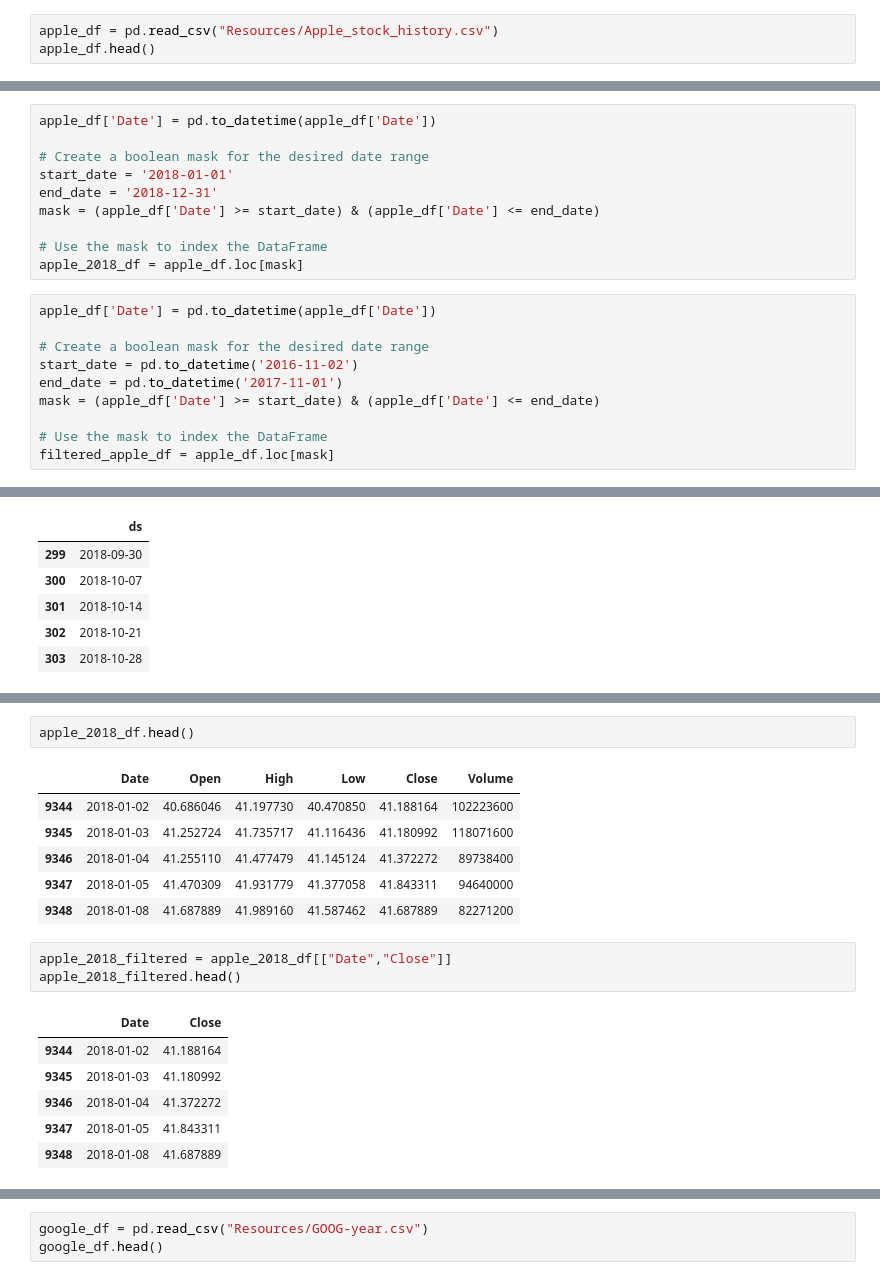
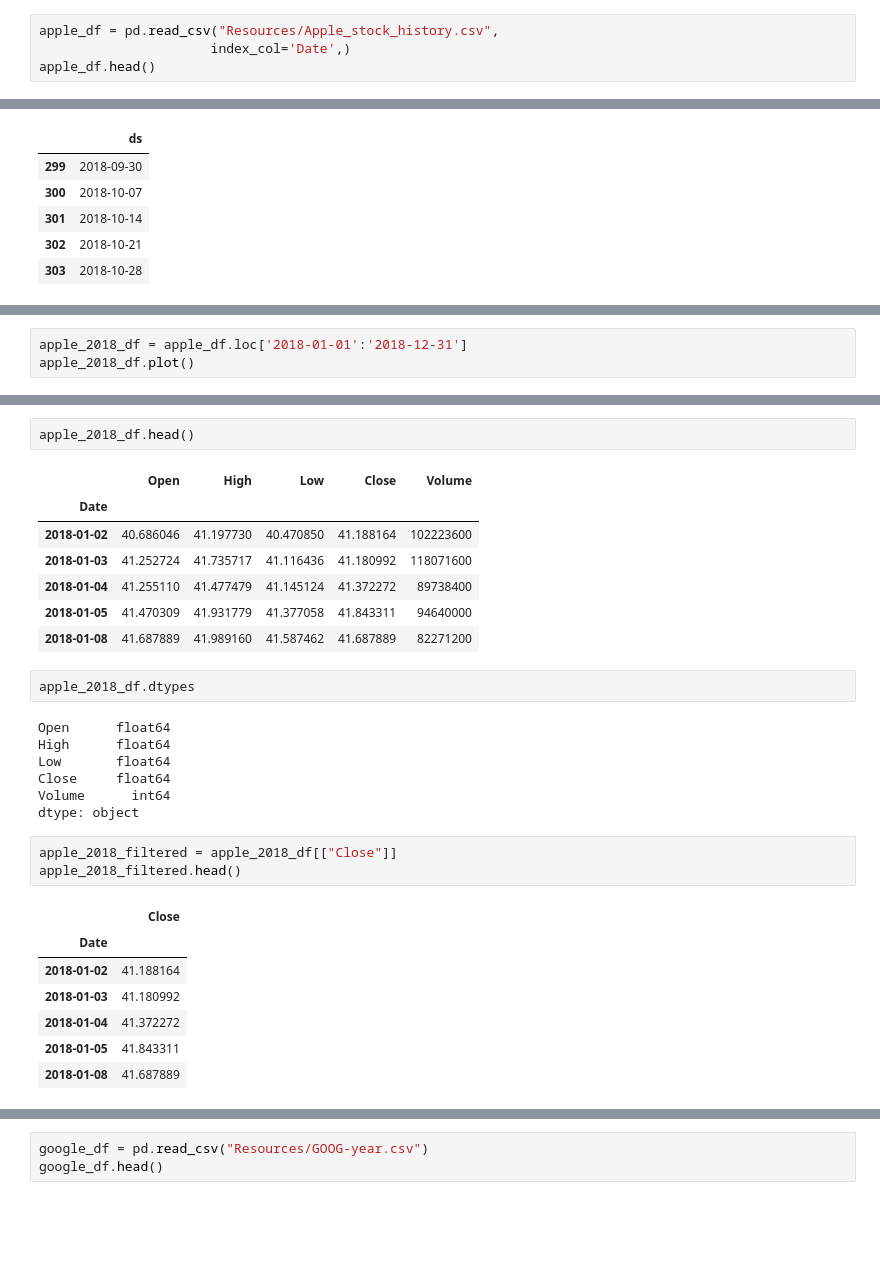
Before and after one commit to DanB369/Project1, a Jupyter notebook: stocks.ipynb, the cells around one changed output, grey strips where cells are left out. Saved outputs shown, nothing was run; the diff lists cells and outputs as text; blank space fills up the shorter version.

```diff
--- a/stocks.ipynb
+++ b/stocks.ipynb
@@ -30,4 +42,5 @@ from prophet import Prophet
 # %%
-apple_df = pd.read_csv("Resources/Apple_stock_history.csv")
+apple_df = pd.read_csv("Resources/Apple_stock_history.csv",
+                      index_col='Date',)
 apple_df.head()
 # %% [output]
@@ -71,20 +86,0 @@ apple_df.plot()
-# %%
-apple_df['Date'] = pd.to_datetime(apple_df['Date'])
-
-# Create a boolean mask for the desired date range
-start_date = '2018-01-01'
-end_date = '2018-12-31'
-mask = (apple_df['Date'] >= start_date) & (apple_df['Date'] <= end_date)
-
-# Use the mask to index the DataFrame
-apple_2018_df = apple_df.loc[mask]
-# %%
-apple_df['Date'] = pd.to_datetime(apple_df['Date'])
-
-# Create a boolean mask for the desired date range
-start_date = pd.to_datetime('2016-11-02')
-end_date = pd.to_datetime('2017-11-01')
-mask = (apple_df['Date'] >= start_date) & (apple_df['Date'] <= end_date)
-
-# Use the mask to index the DataFrame
-filtered_apple_df = apple_df.loc[mask]
@@ -176,0 +207,3 @@ fig2 = model_apple.plot_components(forecast_apple)
+# %%
+apple_2018_df = apple_df.loc['2018-01-01':'2018-12-31']
+apple_2018_df.plot()
@@ -177,19 +213,30 @@ fig2 = model_apple.plot_components(forecast_apple)
 # %%
 apple_2018_df.head()
 # %% [output]
-|  | Date | Open | High | Low | Close | Volume |
-| 9344 | 2018-01-02 | 40.686046 | 41.197730 | 40.470850 | 41.188164 | 102223600 |
-| 9345 | 2018-01-03 | 41.252724 | 41.735717 | 41.116436 | 41.180992 | 118071600 |
-| 9346 | 2018-01-04 | 41.255110 | 41.477479 | 41.145124 | 41.372272 | 89738400 |
-| 9347 | 2018-01-05 | 41.470309 | 41.931779 | 41.377058 | 41.843311 | 94640000 |
-| 9348 | 2018-01-08 | 41.687889 | 41.989160 | 41.587462 | 41.687889 | 82271200 |
+|  | Open | High | Low | Close | Volume |
+| Date |  |  |  |  |  |
+| 2018-01-02 | 40.686046 | 41.197730 | 40.470850 | 41.188164 | 102223600 |
+| 2018-01-03 | 41.252724 | 41.735717 | 41.116436 | 41.180992 | 118071600 |
+| 2018-01-04 | 41.255110 | 41.477479 | 41.145124 | 41.372272 | 89738400 |
+| 2018-01-05 | 41.470309 | 41.931779 | 41.377058 | 41.843311 | 94640000 |
+| 2018-01-08 | 41.687889 | 41.989160 | 41.587462 | 41.687889 | 82271200 |
+# %%
+apple_2018_df.dtypes
+# %% [output]
+Open      float64
+High      float64
+Low       float64
+Close     float64
+Volume      int64
+dtype: object
 # %%
-apple_2018_filtered = apple_2018_df[["Date","Close"]]
+apple_2018_filtered = apple_2018_df[["Close"]]
 apple_2018_filtered.head()
 # %% [output]
-|  | Date | Close |
-| 9344 | 2018-01-02 | 41.188164 |
-| 9345 | 2018-01-03 | 41.180992 |
-| 9346 | 2018-01-04 | 41.372272 |
-| 9347 | 2018-01-05 | 41.843311 |
-| 9348 | 2018-01-08 | 41.687889 |
+|  | Close |
+| Date |  |
+| 2018-01-02 | 41.188164 |
+| 2018-01-03 | 41.180992 |
+| 2018-01-04 | 41.372272 |
+| 2018-01-05 | 41.843311 |
+| 2018-01-08 | 41.687889 |
```
Also changed, not shown: parts of 52 cells of this notebook, 1 other file.
